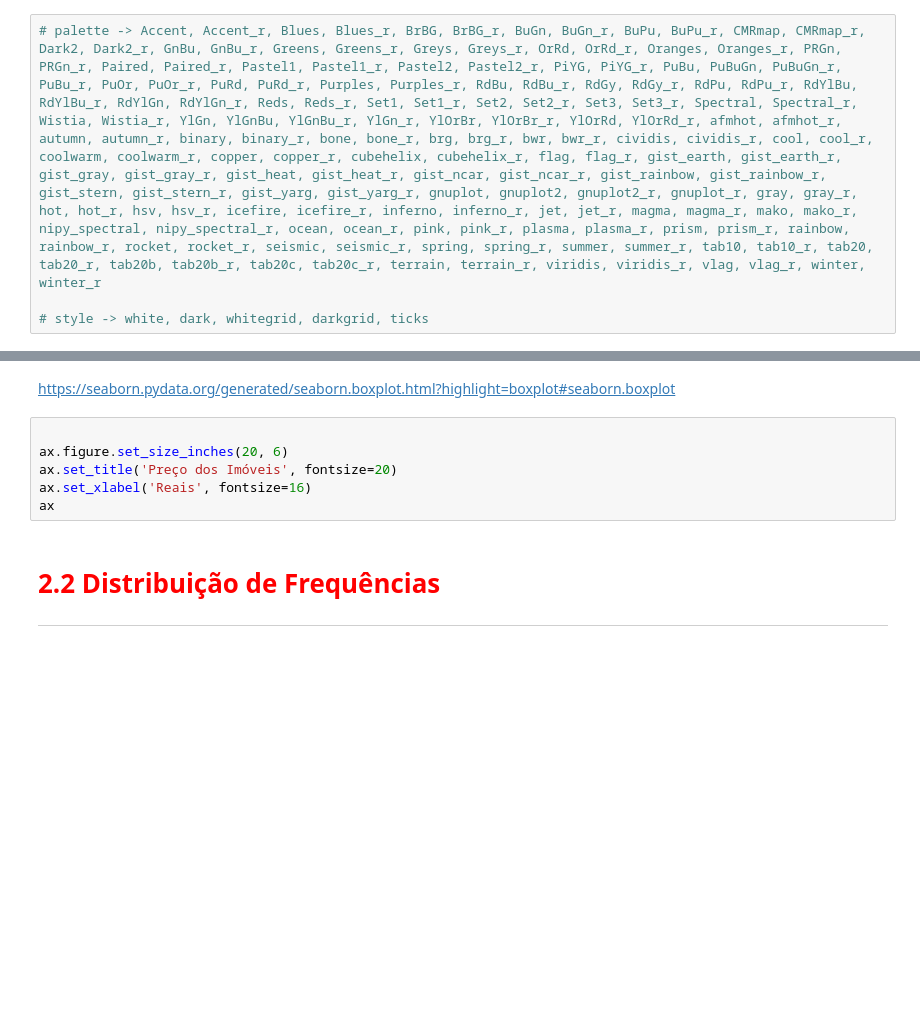
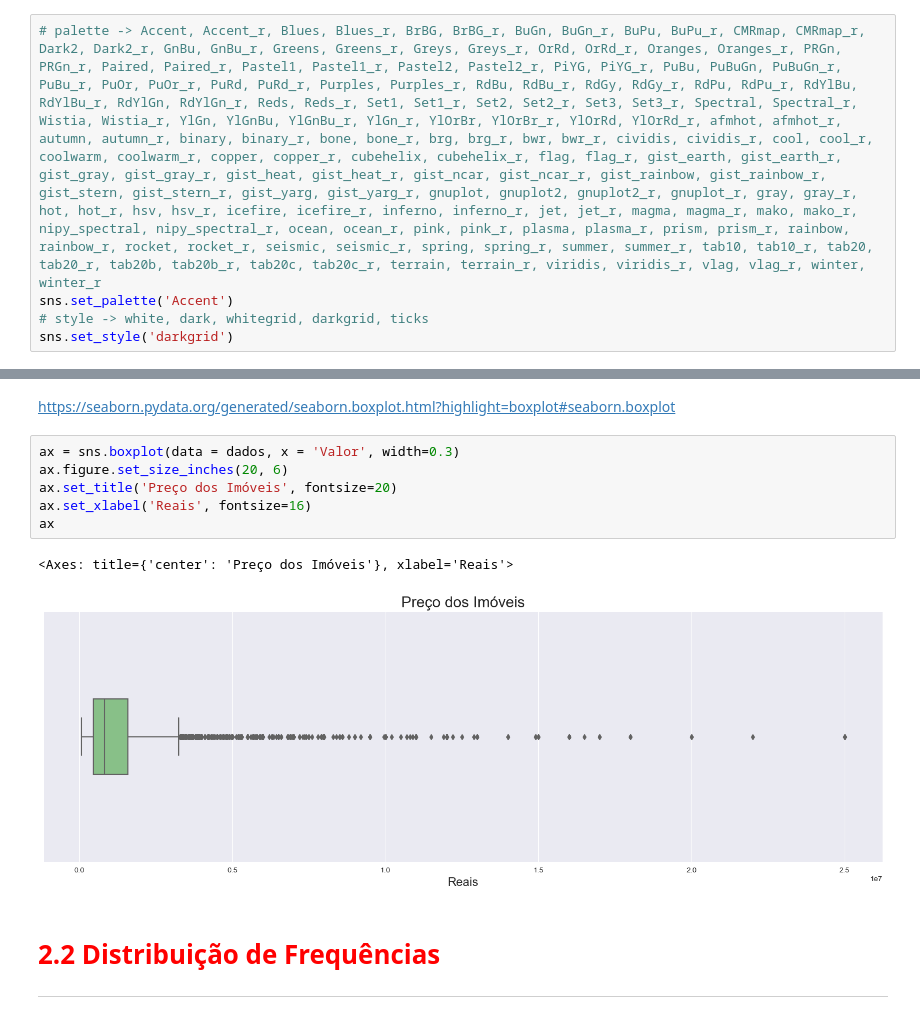
Before and after one commit to ledsouza/reg-linear-II, a Jupyter notebook: Projeto/Regressão Linear.ipynb, the cells around one changed output, grey strips where cells are left out. Drawn from its saved outputs; the diff is of its cells as text; blank space fills up the shorter version.

```diff
--- a/Projeto/Regressão Linear.ipynb
+++ b/Projeto/Regressão Linear.ipynb
@@ -88,8 +90,9 @@ https://seaborn.pydata.org/
 ## Configurações de formatação dos gráficos
 # %%
 # palette -> Accent, Accent_r, Blues, Blues_r, BrBG, BrBG_r, BuGn, BuGn_r, BuPu, BuPu_r, CMRmap, CMRmap_r, Dark2, Dark2_r, GnBu, GnBu_r, Greens, Greens_r, Greys, Greys_r, OrRd, OrRd_r, Oranges, Oranges_r, PRGn, PRGn_r, Paired, Paired_r, Pastel1, Pastel1_r, Pastel2, Pastel2_r, PiYG, PiYG_r, PuBu, PuBuGn, PuBuGn_r, PuBu_r, PuOr, PuOr_r, PuRd, PuRd_r, Purples, Purples_r, RdBu, RdBu_r, RdGy, RdGy_r, RdPu, RdPu_r, RdYlBu, RdYlBu_r, RdYlGn, RdYlGn_r, Reds, Reds_r, Set1, Set1_r, Set2, Set2_r, Set3, Set3_r, Spectral, Spectral_r, Wistia, Wistia_r, YlGn, YlGnBu, YlGnBu_r, YlGn_r, YlOrBr, YlOrBr_r, YlOrRd, YlOrRd_r, afmhot, afmhot_r, autumn, autumn_r, binary, binary_r, bone, bone_r, brg, brg_r, bwr, bwr_r, cividis, cividis_r, cool, cool_r, coolwarm, coolwarm_r, copper, copper_r, cubehelix, cubehelix_r, flag, flag_r, gist_earth, gist_earth_r, gist_gray, gist_gray_r, gist_heat, gist_heat_r, gist_ncar, gist_ncar_r, gist_rainbow, gist_rainbow_r, gist_stern, gist_stern_r, gist_yarg, gist_yarg_r, gnuplot, gnuplot2, gnuplot2_r, gnuplot_r, gray, gray_r, hot, hot_r, hsv, hsv_r, icefire, icefire_r, inferno, inferno_r, jet, jet_r, magma, magma_r, mako, mako_r, nipy_spectral, nipy_spectral_r, ocean, ocean_r, pink, pink_r, plasma, plasma_r, prism, prism_r, rainbow, rainbow_r, rocket, rocket_r, seismic, seismic_r, spring, spring_r, summer, summer_r, tab10, tab10_r, tab20, tab20_r, tab20b, tab20b_r, tab20c, tab20c_r, terrain, terrain_r, viridis, viridis_r, vlag, vlag_r, winter, winter_r
-
+sns.set_palette('Accent')
 # style -> white, dark, whitegrid, darkgrid, ticks
+sns.set_style('darkgrid')
 # %% [markdown]
 ## Box plot da variável *dependente* (y)
 # %% [markdown]
@@ -97,11 +100,14 @@ https://seaborn.pydata.org/
 # %% [markdown]
 https://seaborn.pydata.org/generated/seaborn.boxplot.html?highlight=boxplot#seaborn.boxplot
 # %%
-
+ax = sns.boxplot(data = dados, x = 'Valor', width=0.3)
 ax.figure.set_size_inches(20, 6)
 ax.set_title('Preço dos Imóveis', fontsize=20)
 ax.set_xlabel('Reais', fontsize=16)
 ax
+# %% [output]
+<Axes: title={'center': 'Preço dos Imóveis'}, xlabel='Reais'>
+[figure, added]
 # %% [markdown]
 # <font color='red' style='font-size: 30px;'>2.2 Distribuição de Frequências</font>
 <hr style='border: 2px solid red;'>
```
Also changed, not shown: parts of 5 cells of this notebook.
